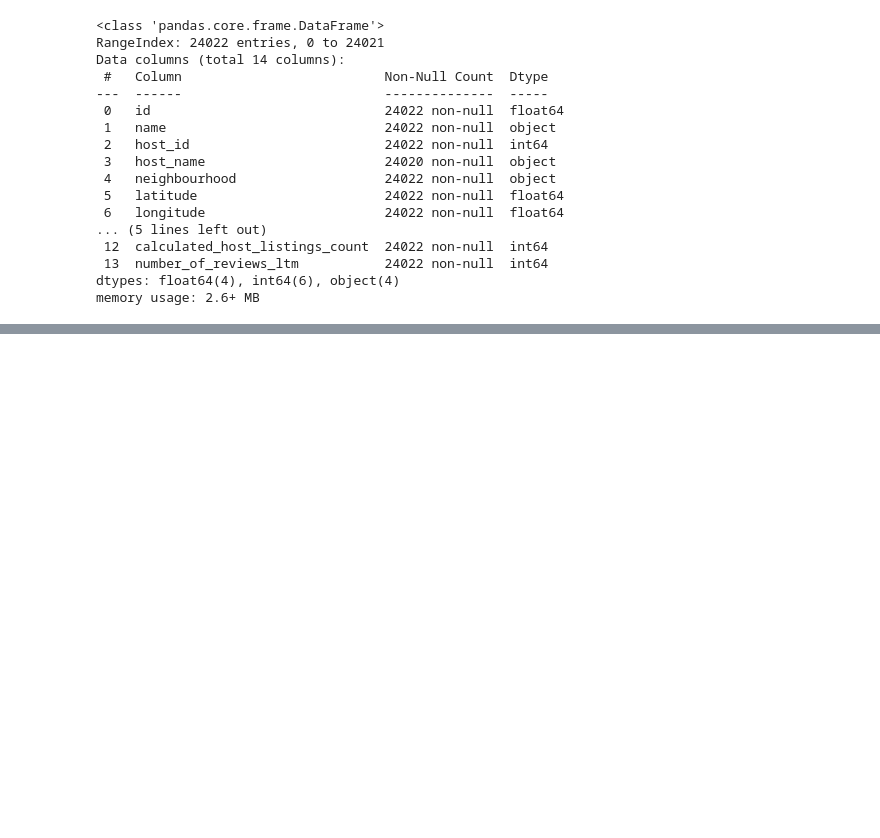
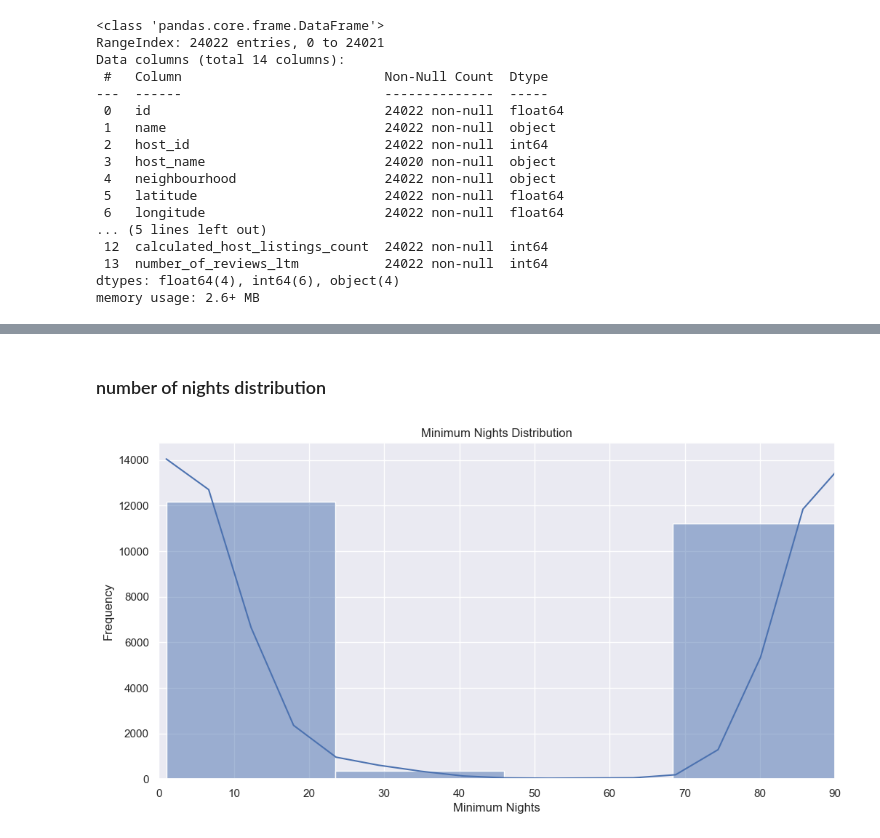
Before and after one commit to andy3278/back2vizbasics, a Jupyter notebook: week20/week20_build_a_map_2.ipynb, the cells around one changed output, grey strips where cells are left out. Saved outputs shown, nothing was run; the diff lists cells and outputs as text; code cells hidden in the pictures; blank space fills up the shorter version.

```diff
--- a/week20/week20_build_a_map_2.ipynb
+++ b/week20/week20_build_a_map_2.ipynb
@@ -68,0 +154,12 @@ memory usage: 2.6+ MB
+# %% [markdown]
+### number of nights distribution
+# %%
+plt.figure(figsize=(12,6))
+sns.histplot(df['minimum_nights'], bins=50, kde=True)
+plt.title('Minimum Nights Distribution')
+plt.xlabel('Minimum Nights')
+plt.ylabel('Frequency')
+plt.xlim(0, df['minimum_nights'].quantile(0.99))  # Limiting to 99th percentile for better visualization
+plt.show()
+# %% [output]
+[figure, added]
```
Also changed, not shown: parts of 17 cells of this notebook.
